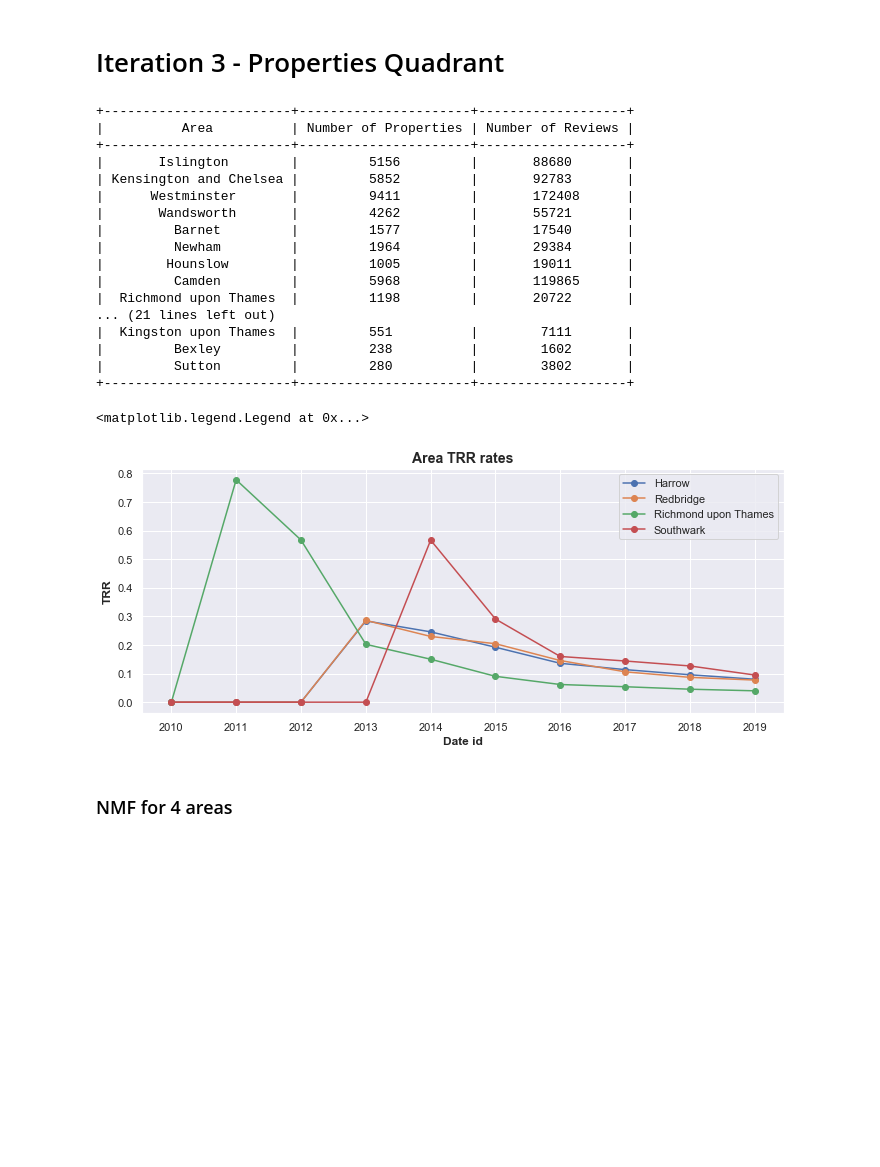
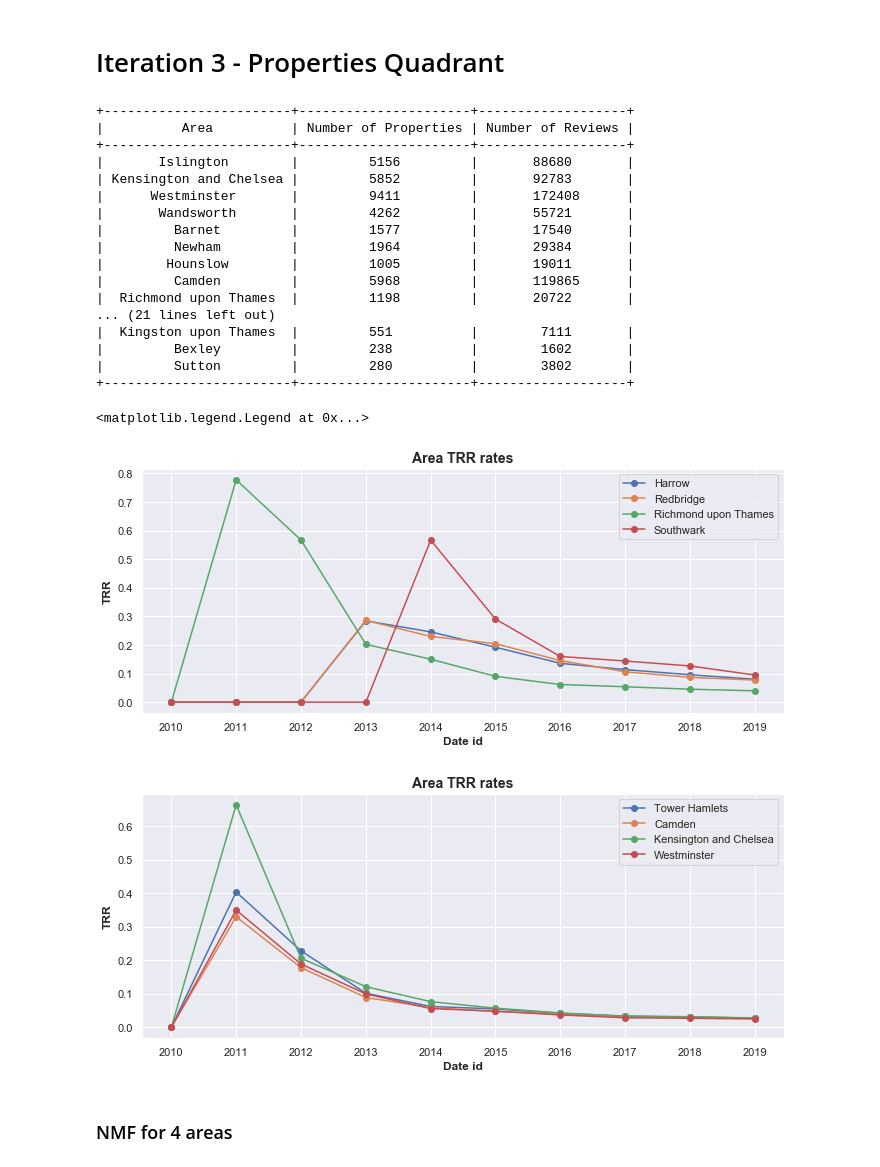
Before and after one commit to fazaanhassan/fypnlpair, a Jupyter notebook: main.ipynb, the cells around one changed output. Saved outputs shown, nothing was run; the diff lists cells and outputs as text; code cells hidden in the pictures; blank space fills up the shorter version.

Commit message:
new areas

```diff
--- a/main.ipynb
+++ b/main.ipynb
@@ -514,12 +544,16 @@ def calc_ttr(coupled_sorted, date_positioning, neighbourhood):
     for each_miss in range(miss_zereos):
         ttr_values.insert(0, 0)
 
+
     my_dates = dates.date2num(traversed_dates)
     plt.figure(figsize=(9.5,3.5))
     plt.xlabel('Date id', fontsize=12, fontweight = 'bold')
     plt.ylabel('TRR', fontsize=12, fontweight = 'bold')
     plt.title(neighbourhood + ' TRR rates', fontsize=14, fontweight="bold")
-    plt.plot_date(my_dates, ttr_values, ls = "solid", color = "orange")
+    plt.plot_date(my_dates[miss_zereos -1:], ttr_values, ls = "solid", color = "orange")
+
+    print("My dates are: ", my_dates[miss_zereos:])
+    print("ttr values are: ", ttr_values)
 
 def sort_by_date(big_string):
     date_positioning = []
@@ -543,43 +577,69 @@ def generate_string(neighbourhood):
 
     create_sorted_reviews = sorted(big_string, reverse = False, key = lambda x: x[0])
     just_reviews_series = pd.Series([str(review[1]) for review in create_sorted_reviews])
-    return just_reviews_series
 
 #     date_pos = sort_by_date(create_sorted_reviews)
 #     calc_ttr(create_sorted_reviews, date_pos, neighbourhood)
 
+    return just_reviews_series
 
+
+
+# generate_string('Tower Hamlets')
+# generate_string('Camden')
+# generate_string('Kensington and Chelsea')
+# generate_string('Westminster')
+
+## Harrow, Redbridge, Richmond upon Thames, Southwark
 four_areas_ttr2 = [[0, 0, 0, 0.28433268858800775, 0.24594155844155843, 0.1921589127025614, 0.13599448737510458, 0.1138782751091703, 0.09587072901905212, 0.08026600680482524], [0, 0, 0, 0.28619302949061665, 0.2299028579473462, 0.2044912990107589, 0.1456943366951125, 0.10620770178814677, 0.08685001814505677, 0.07731189614652889], [0, 0.7777777777777778, 0.5673758865248227, 0.20233960884664595, 0.150249966220781, 0.09047029390210003, 0.06183540344920025, 0.05402054185868689, 0.0453869764846148, 0.03974476511789945], [0, 0, 0, 0, 0.5667311411992263, 0.29082426127527217, 0.15990202939118264, 0.14401720892713096, 0.12671172906524708, 0.0950269648071963]]
 my_dates = dates.date2num(traversed_dates)
 plt.figure(figsize=(11.5,4.5))
 plt.xlabel('Date id', fontsize=12, fontweight = 'bold')
 plt.ylabel('TRR', fontsize=12, fontweight = 'bold')
 plt.title('Area TRR rates', fontsize=14, fontweight="bold")
 plt.plot_date(my_dates, four_areas_ttr2[0], ls = "solid", label = 'Harrow')
 plt.plot_date(my_dates, four_areas_ttr2[1], ls = "solid", label = 'Redbridge')
 plt.plot_date(my_dates, four_areas_ttr2[2], ls = "solid", label = 'Richmond upon Thames')
 plt.plot_date(my_dates, four_areas_ttr2[3], ls = "solid", label = 'Southwark')
 plt.legend(loc="upper right")
+
+## For TH, Camden, KAC, Westminster
+use_dates = [2010,2011,2012,2013,2014,2015,2016, 2017, 2018, 2019 ]
+th = [0, 0.40350877192982454, 0.22803864300157267, 0.1012685710740982, 0.061853856336187396, 0.0544282924712519, 0.04130439144145869, 0.03321067383135025, 0.031121057763640738, 0.026922776543186085]
+camden = [0, 0.32961517010596764, 0.17771797631862218, 0.0885480250462726, 0.058581994730295454, 0.04681896275779173, 0.039649793336084024, 0.030581775543825438, 0.030423132639631877, 0.027761345362512097]
+kac = [0, 0.6638655462184874, 0.20596346087556014, 0.12094395280235988, 0.0762517082867437, 0.05672250022473257, 0.042563958810352485, 0.03260260437875699, 0.030105207969612482, 0.027082757562937106]
+westminster = [0, 0.34954604409857326, 0.18872460632287535, 0.09919605531139458, 0.05550198832678165, 0.04777706273999091, 0.03657067198289317, 0.028019410979241783, 0.026547681234442413, 0.02463900356689361]
+
+plt.figure(figsize=(11.5,4.5))
+plt.xlabel('Date id', fontsize=12, fontweight = 'bold')
+plt.ylabel('TRR', fontsize=12, fontweight = 'bold')
+plt.title('Area TRR rates', fontsize=14, fontweight="bold")
+plt.plot_date(my_dates, th, ls = "solid", label = 'Tower Hamlets')
+plt.plot_date(my_dates, camden, ls = "solid", label = 'Camden')
+plt.plot_date(my_dates, kac, ls = "solid", label = 'Kensington and Chelsea')
+plt.plot_date(my_dates, westminster, ls = "solid", label = 'Westminster')
+plt.legend(loc="upper right")
 # %% [output]
 +------------------------+----------------------+-------------------+
 |          Area          | Number of Properties | Number of Reviews |
 +------------------------+----------------------+-------------------+
 |       Islington        |         5156         |       88680       |
 | Kensington and Chelsea |         5852         |       92783       |
 |      Westminster       |         9411         |       172408      |
 |       Wandsworth       |         4262         |       55721       |
 |         Barnet         |         1577         |       17540       |
 |         Newham         |         1964         |       29384       |
 |        Hounslow        |         1005         |       19011       |
 |         Camden         |         5968         |       119865      |
 |  Richmond upon Thames  |         1198         |       20722       |
 ... (21 lines left out)
 |  Kingston upon Thames  |         551          |        7111       |
 |         Bexley         |         238          |        1602       |
 |         Sutton         |         280          |        3802       |
 +------------------------+----------------------+-------------------+
 <matplotlib.legend.Legend at 0x...>
 [figure]
+[figure, added]
 # %% [markdown]
 <h3> NMF for 4 areas </h3>
 # %%
```
Also changed, not shown: parts of 3 cells of this notebook, 1 other file.
